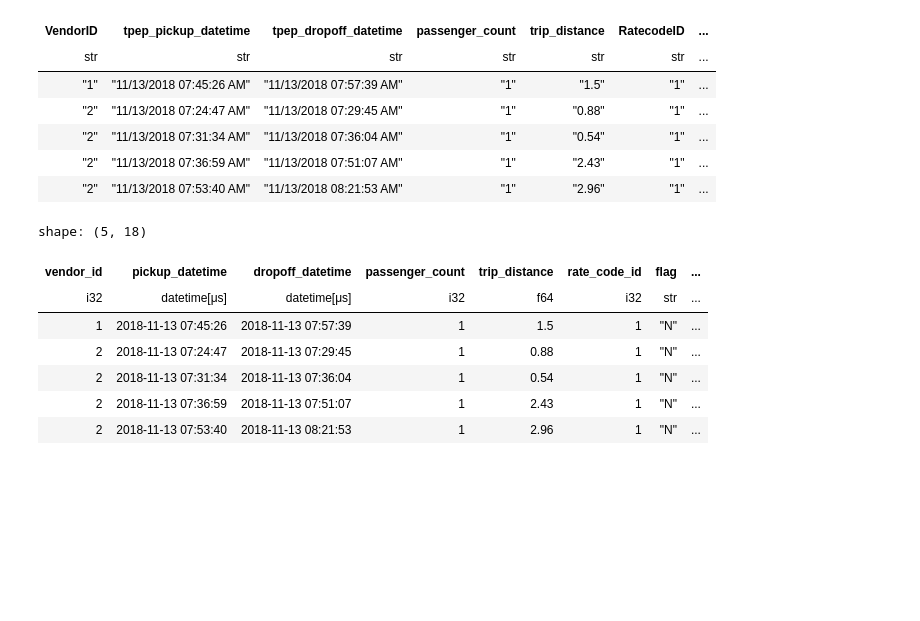
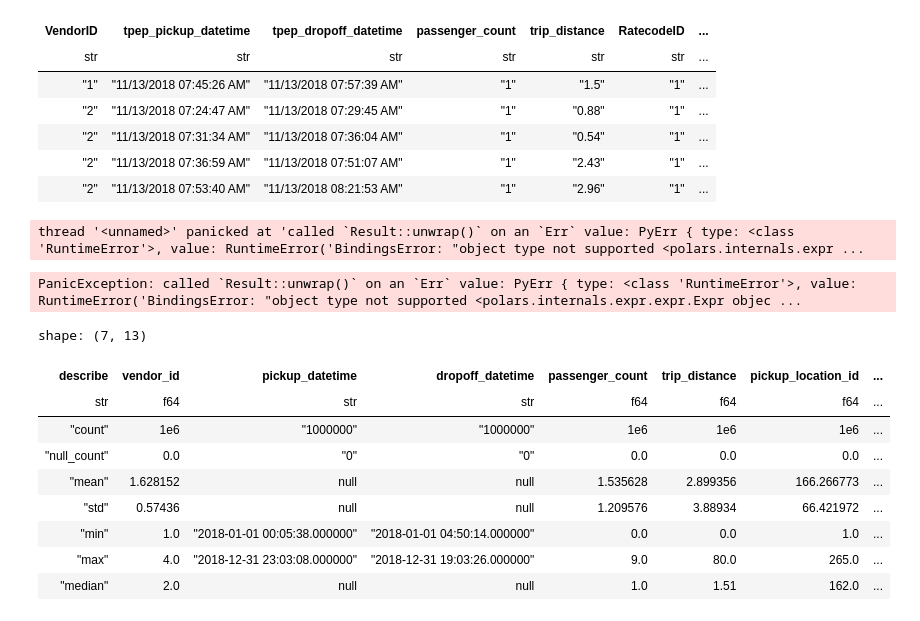
Before and after one commit to gmbmx/zophia-polars, a Jupyter notebook: notebooks/04_polars_analytics.ipynb, the cells around one changed output. Saved outputs shown, nothing was run; the diff lists cells and outputs as text; code cells hidden in the pictures; blank space fills up the shorter version.

```diff
--- a/notebooks/04_polars_analytics.ipynb
+++ b/notebooks/04_polars_analytics.ipynb
@@ -40,10 +39,10 @@ def rename_columns(dataframe: pl.DataFrame) -> pl.DataFrame:
     })
     return dataframe
 # %%
-def cast_column_types(dataframe: pl.DataFrame) -> pl.DataFrame:
+def cast_column_types(dataframe: pl.LazyFrame) -> pl.LazyFrame:
     dataframe = dataframe.with_columns(
         pl.col("^.*amount$|^.*distance$").cast(pl.Float64),
         pl.col("^.*id$|^.*count$|^.*type$").cast(pl.Int32),
-        pl.col("^.*datetime$").str.strptime(pl.Datetime, "%m/%d/%Y %H:%M:%S %p",strict=False)
+        pl.col("^.*datetime$").str.strptime(pl.Datetime, "%m/%d/%Y %I:%M:%S %p",strict=False)
     )
     return dataframe
@@ -54,18 +72,27 @@ def calculate_columns(dataframe: pl.DataFrame) -> pl.DataFrame:
     )
     return dataframe
 # %%
-taxi = (taxi_sample
+taxi_sample_clean = (taxi_sample.lazy()
+            .pipe(drop_columns)
             .pipe(rename_columns)
             .pipe(cast_column_types)
+            .pipe(fix_bad_values)
             .pipe(calculate_columns)
 )
-taxi.head()
+taxi_sample_clean.collect().head()
 # %% [output]
-shape: (5, 18)
+thread '<unnamed>' panicked at 'called `Result::unwrap()` on an `Err` value: PyErr { type: <class 'RuntimeError'>, value: RuntimeError('BindingsError: "object type not supported <polars.internals.expr ...
-| vendor_id | pickup_datetime | dropoff_datetime | passenger_count | trip_distance | rate_code_id | flag | ... |
-| i32 | datetime[μs] | datetime[μs] | i32 | f64 | i32 | str | ... |
-| 1 | 2018-11-13 07:45:26 | 2018-11-13 07:57:39 | 1 | 1.5 | 1 | "N" | ... |
-| 2 | 2018-11-13 07:24:47 | 2018-11-13 07:29:45 | 1 | 0.88 | 1 | "N" | ... |
-| 2 | 2018-11-13 07:31:34 | 2018-11-13 07:36:04 | 1 | 0.54 | 1 | "N" | ... |
-| 2 | 2018-11-13 07:36:59 | 2018-11-13 07:51:07 | 1 | 2.43 | 1 | "N" | ... |
-| 2 | 2018-11-13 07:53:40 | 2018-11-13 08:21:53 | 1 | 2.96 | 1 | "N" | ... |
+PanicException: called `Result::unwrap()` on an `Err` value: PyErr { type: <class 'RuntimeError'>, value: RuntimeError('BindingsError: "object type not supported <polars.internals.expr.expr.Expr objec ...
+# %%
+taxi_sample_clean.collect().describe()
+# %% [output]
+shape: (7, 13)
+| describe | vendor_id | pickup_datetime | dropoff_datetime | passenger_count | trip_distance | pickup_location_id | ... |
+| str | f64 | str | str | f64 | f64 | f64 | ... |
+| "count" | 1e6 | "1000000" | "1000000" | 1e6 | 1e6 | 1e6 | ... |
+| "null_count" | 0.0 | "0" | "0" | 0.0 | 0.0 | 0.0 | ... |
+| "mean" | 1.628152 | null | null | 1.535628 | 2.899356 | 166.266773 | ... |
+| "std" | 0.57436 | null | null | 1.209576 | 3.88934 | 66.421972 | ... |
+| "min" | 1.0 | "2018-01-01 00:05:38.000000" | "2018-01-01 04:50:14.000000" | 0.0 | 0.0 | 1.0 | ... |
+| "max" | 4.0 | "2018-12-31 23:03:08.000000" | "2018-12-31 19:03:26.000000" | 9.0 | 80.0 | 265.0 | ... |
+| "median" | 2.0 | null | null | 1.0 | 1.51 | 162.0 | ... |
```
Also changed, not shown: parts of 14 cells of this notebook, 1 other file.
